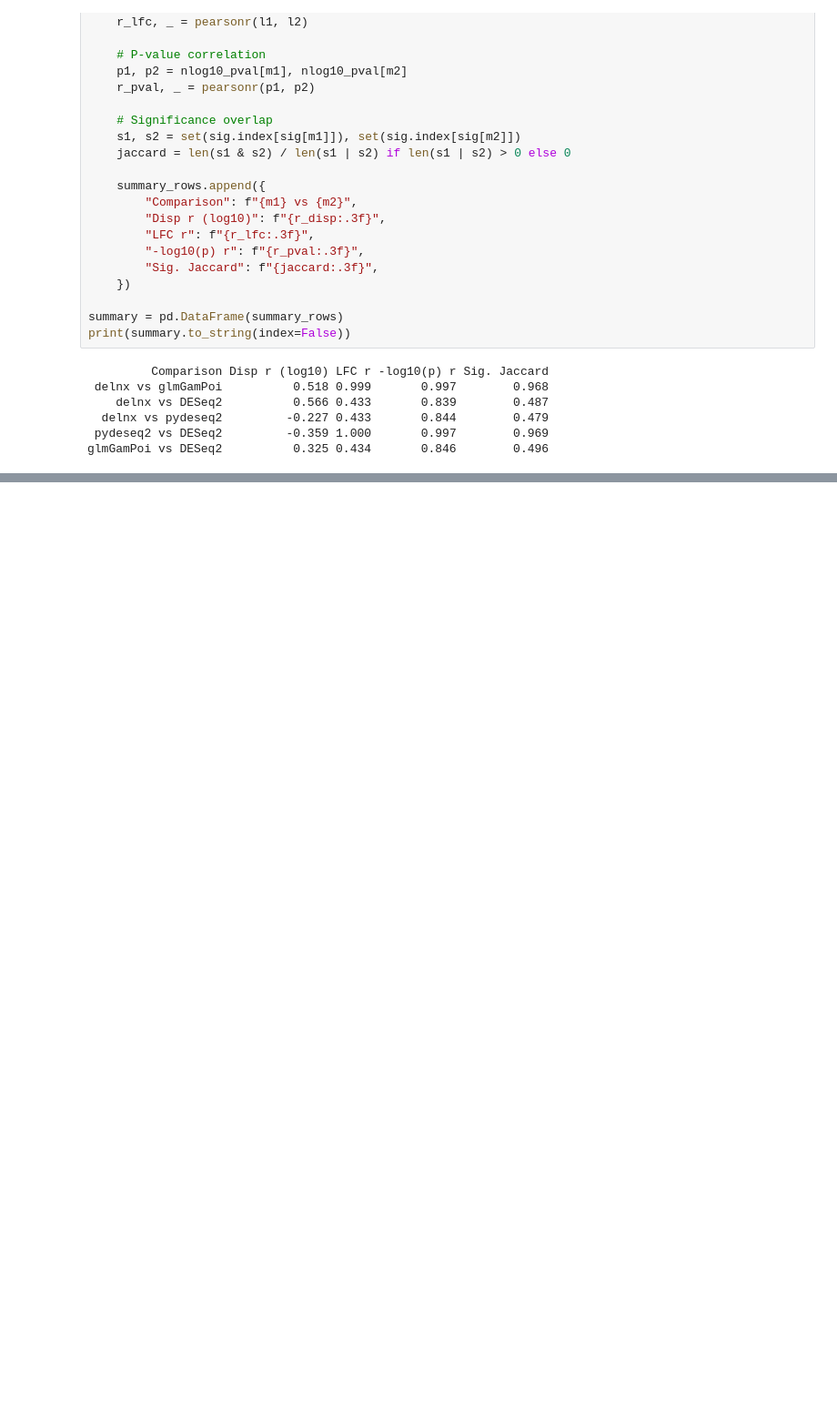
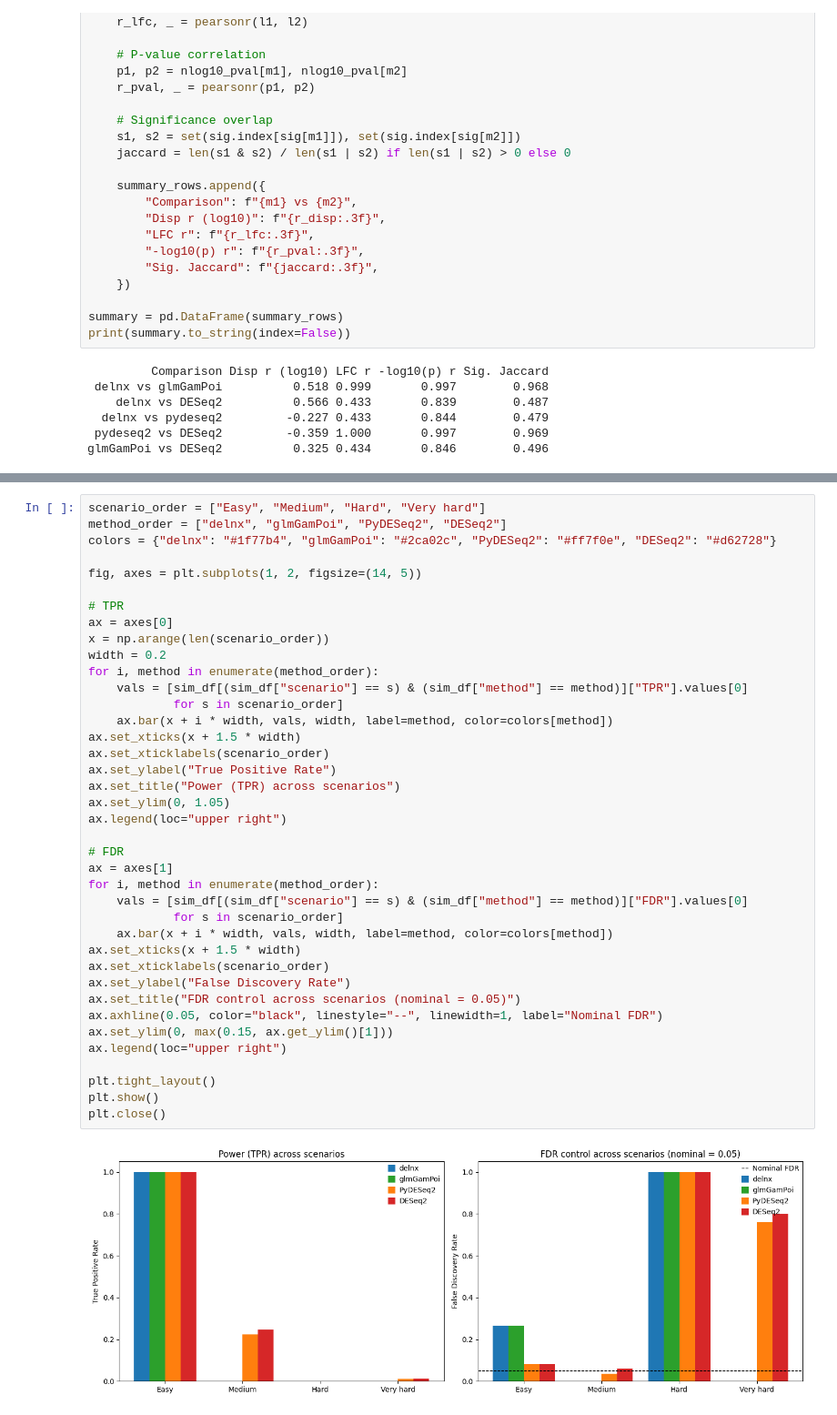
Before and after one commit to mlbelab/delnx, a Jupyter notebook: docs/notebooks/benchmark.ipynb, the cells around one changed output, grey strips where cells are left out. Shown at 91% size. Cells and saved outputs as stored; diff of their text form; blank space fills up the shorter version.

```diff
--- a/docs/notebooks/benchmark.ipynb
+++ b/docs/notebooks/benchmark.ipynb
@@ -472,0 +842,41 @@ glmGamPoi vs DESeq2          0.325 0.434       0.846        0.496
+# %%
+scenario_order = ["Easy", "Medium", "Hard", "Very hard"]
+method_order = ["delnx", "glmGamPoi", "PyDESeq2", "DESeq2"]
+colors = {"delnx": "#1f77b4", "glmGamPoi": "#2ca02c", "PyDESeq2": "#ff7f0e", "DESeq2": "#d62728"}
+
+fig, axes = plt.subplots(1, 2, figsize=(14, 5))
+
+# TPR
+ax = axes[0]
+x = np.arange(len(scenario_order))
+width = 0.2
+for i, method in enumerate(method_order):
+    vals = [sim_df[(sim_df["scenario"] == s) & (sim_df["method"] == method)]["TPR"].values[0]
+            for s in scenario_order]
+    ax.bar(x + i * width, vals, width, label=method, color=colors[method])
+ax.set_xticks(x + 1.5 * width)
+ax.set_xticklabels(scenario_order)
+ax.set_ylabel("True Positive Rate")
+ax.set_title("Power (TPR) across scenarios")
+ax.set_ylim(0, 1.05)
+ax.legend(loc="upper right")
+
+# FDR
+ax = axes[1]
+for i, method in enumerate(method_order):
+    vals = [sim_df[(sim_df["scenario"] == s) & (sim_df["method"] == method)]["FDR"].values[0]
+            for s in scenario_order]
+    ax.bar(x + i * width, vals, width, label=method, color=colors[method])
+ax.set_xticks(x + 1.5 * width)
+ax.set_xticklabels(scenario_order)
+ax.set_ylabel("False Discovery Rate")
+ax.set_title("FDR control across scenarios (nominal = 0.05)")
+ax.axhline(0.05, color="black", linestyle="--", linewidth=1, label="Nominal FDR")
+ax.set_ylim(0, max(0.15, ax.get_ylim()[1]))
+ax.legend(loc="upper right")
+
+plt.tight_layout()
+plt.show()
+plt.close()
+# %% [output]
+[figure, added]
```
Also changed, not shown: parts of 11 cells of this notebook.
